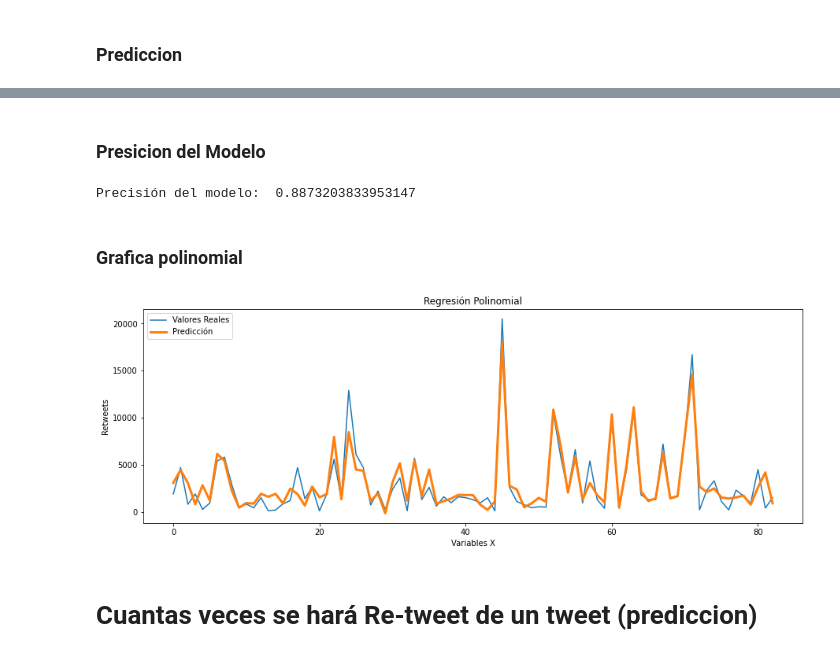
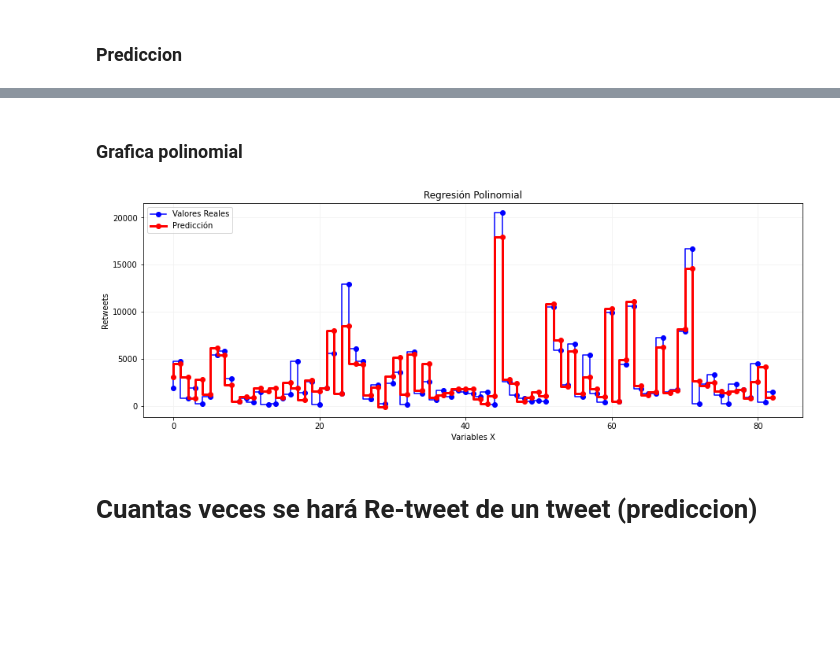
Before and after one commit to paulogonzalez5679/Simulacion_De_Datos_Python, a Jupyter notebook: ExamenInterciclo/Untitled.ipynb, the cells around one changed output, grey strips where cells are left out. Drawn from its saved outputs; the diff is of its cells as text; code cells hidden in the pictures; blank space fills up the shorter version.

```diff
--- a/ExamenInterciclo/Untitled.ipynb
+++ b/ExamenInterciclo/Untitled.ipynb
@@ -87,15 +92,3 @@ df.head(20)
 | 17 | Guillermo Lasso | @LassoGuillermo | 2021-05-24T16:12:31.000Z | Las causas del #GobiernoDelEncuen... | 83 | 538 | 2,1 mil |
 | 18 | Guillermo Lasso | @LassoGuillermo | 2021-05-24T16:09:01.000Z | Que esta democracia que hoy recob... | 156 | 1,1 mil | 4,9 mil |
 | 19 | Guillermo Lasso | @LassoGuillermo | 2021-05-24T15:59:06.000Z | Empieza el cambio, bienvenidos al... | 1,1 mil | 5,7 mil | 26,4 mil |
-# %%
-df.Comments = df.Comments.replace([r'[ mil]+$',','], ['00',''], regex=True)
-df.Likes = df.Likes.replace([r'[ mil]+$',','], ['00',''], regex=True)
-df.Retweets = df.Retweets.replace([r'[ mil]+$',','], ['00',''], regex=True)
-df.Text = df.Text.replace([r'Citar Tweet'], [' Citar Tweet'], regex=True)
-
-
-df['NumHashtags'] = df.Text.str.findall(r'#.*?(?=\s|$)').str.len()
-df['WordCount']= df.Text.apply(lambda x: len(x.split()))
-df['NumLinks'] = df.Text.apply(lambda x: 1 if str(x).find('Citar Tweet') != -1 else 0)
-
-df = df.astype({"Comments": float, "Likes": float, "Retweets": float,"NumHashtags": float, "WordCount": float, "NumLinks": float})
@@ -121,0 +99,3 @@ df.head(20)
+# %%
+df_tweetsLasso = df_tweetsLasso.astype({"Comments": int, "Likes": int, "Retweets": int,"NumHashtags": int, "WordCount": int, "NumLinks": int})
+df.head(20)
@@ -198,6 +160,6 @@ plt.show()
 # %%
-x = df[['Comments', 'Likes','NumHashtags','WordCount','NumLinks']]
-y = df['Retweets'].values.reshape(-1,1)
+x = df_tweetsLasso[['Comments', 'Likes','NumHashtags','WordCount','NumLinks']]
+y = df_tweetsLasso['Retweets'].values.reshape(-1,1)
 X_train, X_test, y_train, y_test = train_test_split(x, y, test_size=0.2, random_state=0)
 poly_reg = PolynomialFeatures(degree=4)
 X_poly = poly_reg.fit_transform(x)
@@ -209,6 +171,8 @@ LinearRegression()
 ### Prediccion
 # %%
 y_pred2 = pol_reg.predict(poly_reg.fit_transform(X_test))
-df2 = pd.DataFrame({'Actual': y_test.flatten(), 'Predicted': y_pred2.flatten()})
+df2 = pd.DataFrame({'Data Actual': y_test.flatten(), 'Data de Prediccion': y_pred2.flatten()})
 df2
+preRF=r2_score(y_test,y_pred2)
+print("Precisión del modelo: ", preRF)
 # %% [output]
@@ -228,28 +180,19 @@ df2
-# %% [markdown]
-### Presicion del Modelo
-# %%
-preRF=r2_score(y_test,y_pred2)
-print("Precisión del modelo: ", preRF)
-# %% [output]
-Precisión del modelo:  0.8873203833953147
 # %% [markdown]
 ### Grafica polinomial
 # %%
 plt.figure(figsize = (15,5))
-
 X = np.arange(len(y_test))
 y = df['Retweets'].values.reshape(-1,1)
-
-plt.plot(X, df2['Actual'],'-', label ='Valores Reales')
-plt.plot(X, df2['Predicted'], '-', label = 'Predicción', linewidth = 3)
-
+plt.grid(axis='x', color='0.95')
+plt.grid(axis='y', color='0.95')
+plt.step(X, df2['Data Actual'],'-', label ='Valores Reales',  color='Blue', marker='o')
+plt.step(X, df2['Data de Prediccion'], '-', label = 'Predicción', linewidth = 3, color='red', marker='o')
 plt.title('Regresión Polinomial')
 plt.xlabel('Variables X')
 plt.ylabel('Retweets')
 plt.legend(loc="upper left")
-
 plt.show()
 # %% [output]
-[figure, old version]
+[figure, new version]
 # %% [markdown]
 # Cuantas veces se hará Re-tweet de un tweet (prediccion)
```
Also changed, not shown: parts of 24 cells of this notebook, 1 other file.
